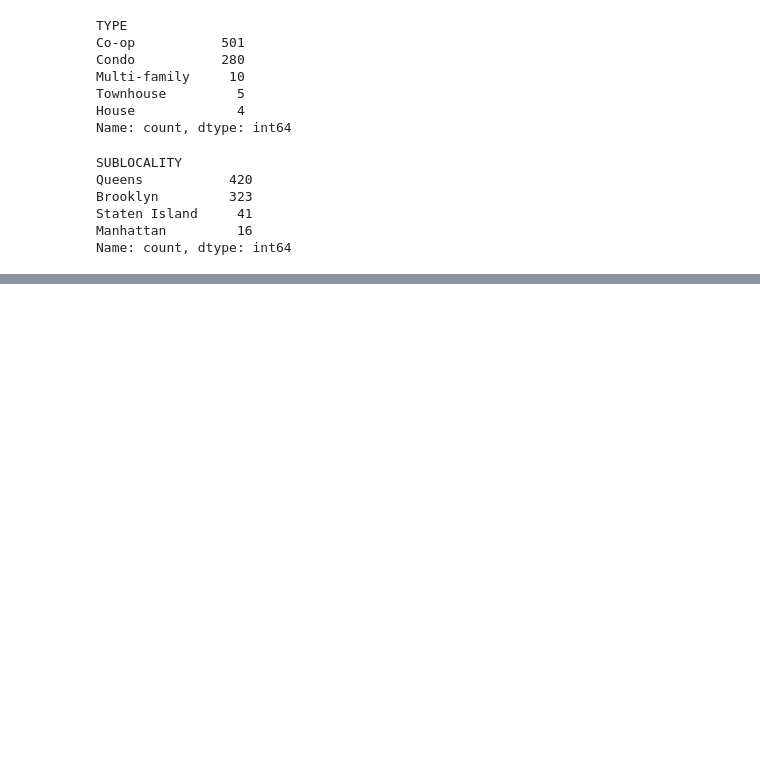
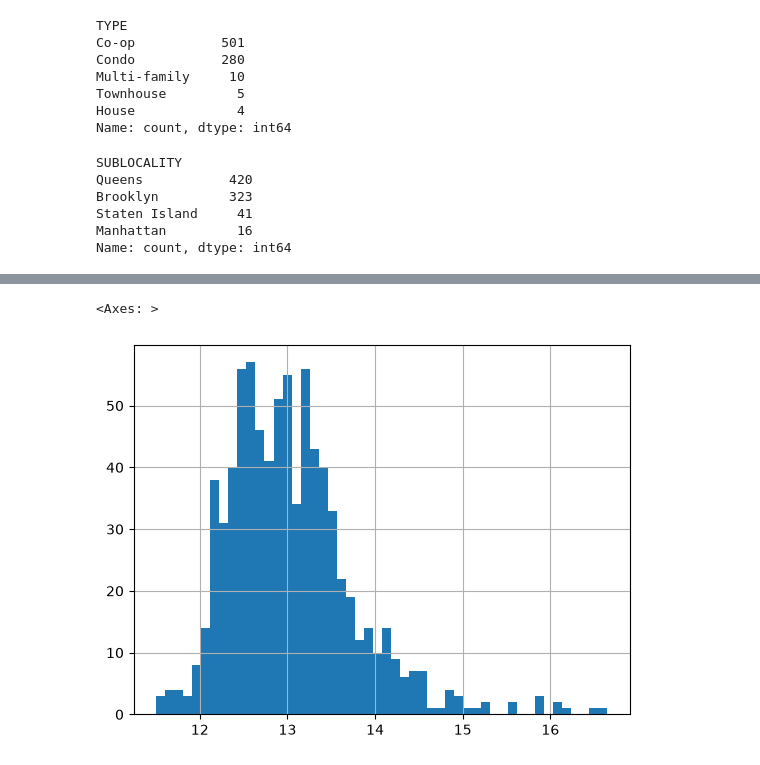
Before and after one commit to Nahuel-Larroquette/nyc-market-builder, a Jupyter notebook: ml/explore_data.ipynb, the cells around one changed output, grey strips where cells are left out. Saved outputs shown, nothing was run; the diff lists cells and outputs as text; code cells hidden in the pictures; blank space fills up the shorter version.

Commit message:
Clean housing data: handle placeholder sqft, log-transform price

```diff
--- a/ml/explore_data.ipynb
+++ b/ml/explore_data.ipynb
@@ -81,0 +83,3 @@ Name: count, dtype: int64
+# %%
+df = df.drop(columns=['Unnamed: 0'], errors="ignore")
+df.head()
@@ -81,0 +93,3 @@ Name: count, dtype: int64
+# %%
+df['SQFT_ESTIMATED'] = df['PROPERTYSQFT'] == 2184.207862
+df['SQFT_ESTIMATED'].value_counts()
@@ -81,0 +101,5 @@ Name: count, dtype: int64
+# %%
+median_sqft = df.loc[~df['SQFT_ESTIMATED'], 'PROPERTYSQFT'].median()
+df.loc[df['SQFT_ESTIMATED'], 'PROPERTYSQFT'] = median_sqft
+
+df['PROPERTYSQFT'].describe()
@@ -81,0 +131,7 @@ Name: count, dtype: int64
+# %%
+import numpy as np
+df['LOG_PRICE'] = np.log(df['PRICE'])
+df['LOG_PRICE'].hist(bins=50)
+# %% [output]
+<Axes: >
+[figure, added]
```
Also changed, not shown: parts of 6 cells of this notebook.
